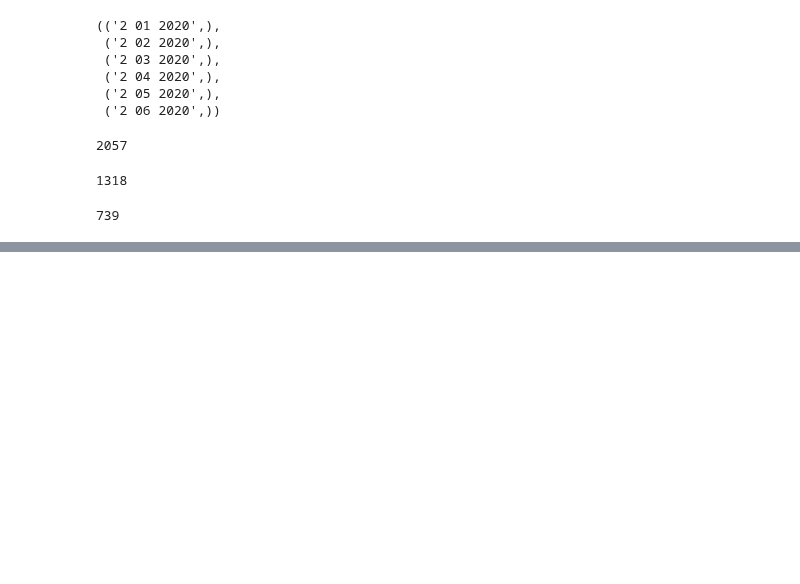
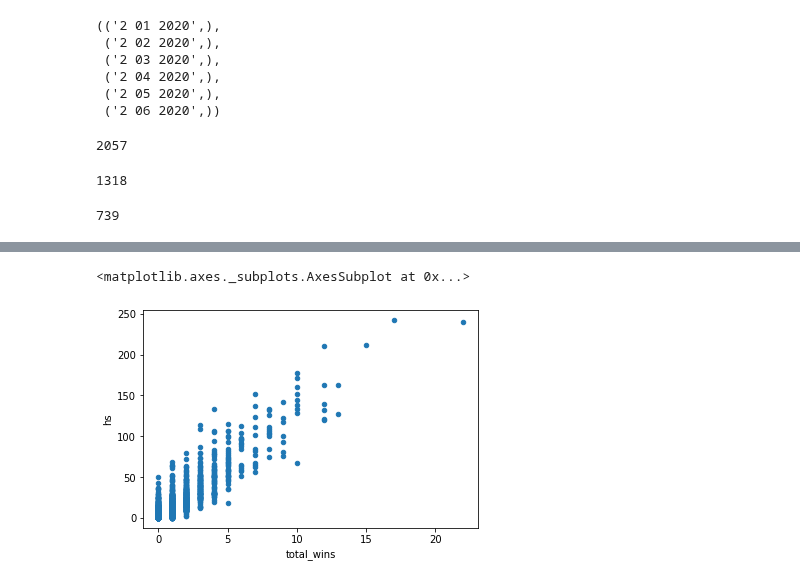
Before and after one commit to victor-s-santos/DataAnalystic-Test, a Jupyter notebook: Analysis2.ipynb, the cells around one changed output, grey strips where cells are left out. Saved outputs shown, nothing was run; the diff lists cells and outputs as text; code cells hidden in the pictures; blank space fills up the shorter version.

```diff
--- a/Analysis2.ipynb
+++ b/Analysis2.ipynb
@@ -89,0 +136,6 @@ cursor.execute(weekend_days)
+# %%
+#Número de headshots pelo número de vitórias
+my_df.plot(x = 'total_wins', y = 'hs', kind = 'scatter')
+# %% [output]
+<matplotlib.axes._subplots.AxesSubplot at 0x...>
+[figure, added]
```
Also changed, not shown: parts of 11 cells of this notebook.
